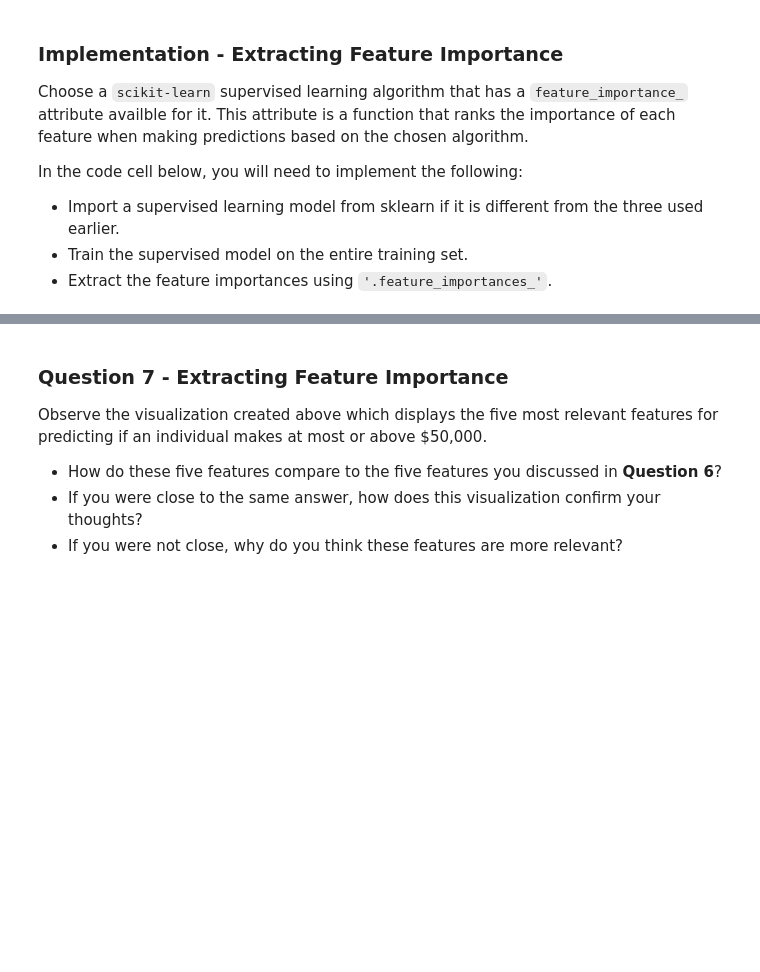
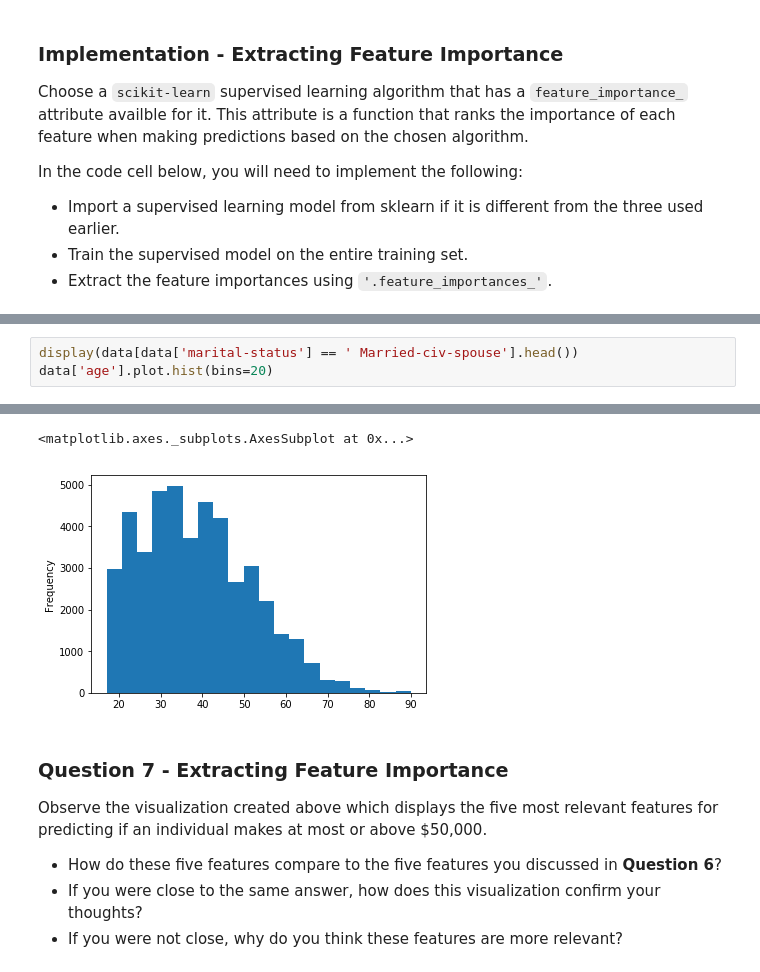
Before and after one commit to holt5301/DataScientist, a Jupyter notebook: Term1_Proj1/finding_donors.ipynb, the cells around one changed output, grey strips where cells are left out. Cells and saved outputs as stored; diff of their text form; blank space fills up the shorter version.

```diff
--- a/Term1_Proj1/finding_donors.ipynb
+++ b/Term1_Proj1/finding_donors.ipynb
@@ -493,0 +714,4 @@ vs.feature_plot(importances, X_train, y_train)
+# %%
+display(data[data['marital-status'] == ' Married-civ-spouse'].head())
+data['age'].plot.hist(bins=20)
+# %% [output]
@@ -494,3 +724,5 @@ vs.feature_plot(importances, X_train, y_train)
+<matplotlib.axes._subplots.AxesSubplot at 0x...>
+[figure, added]
 # %% [markdown]
 ### Question 7 - Extracting Feature Importance
 
```
Also changed, not shown: parts of 34 cells of this notebook, 1 other file.
